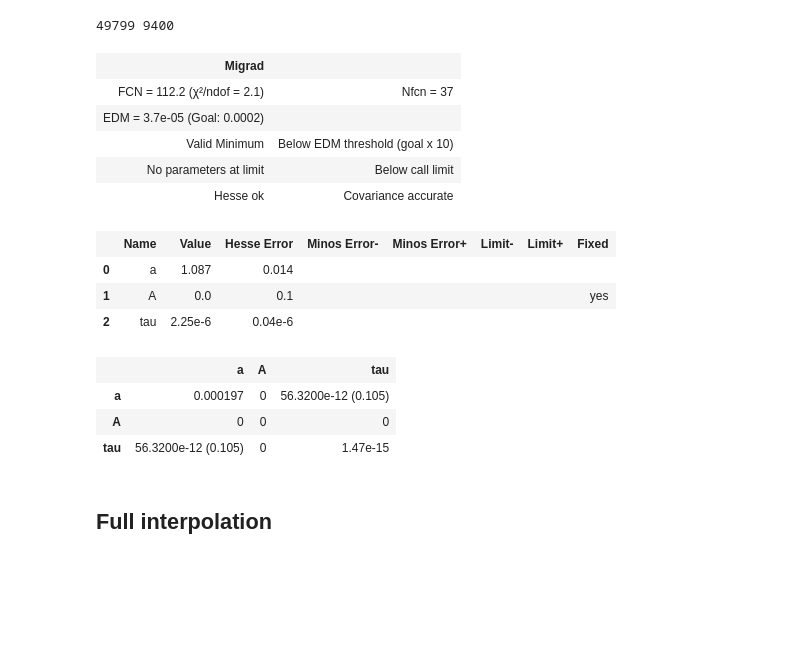
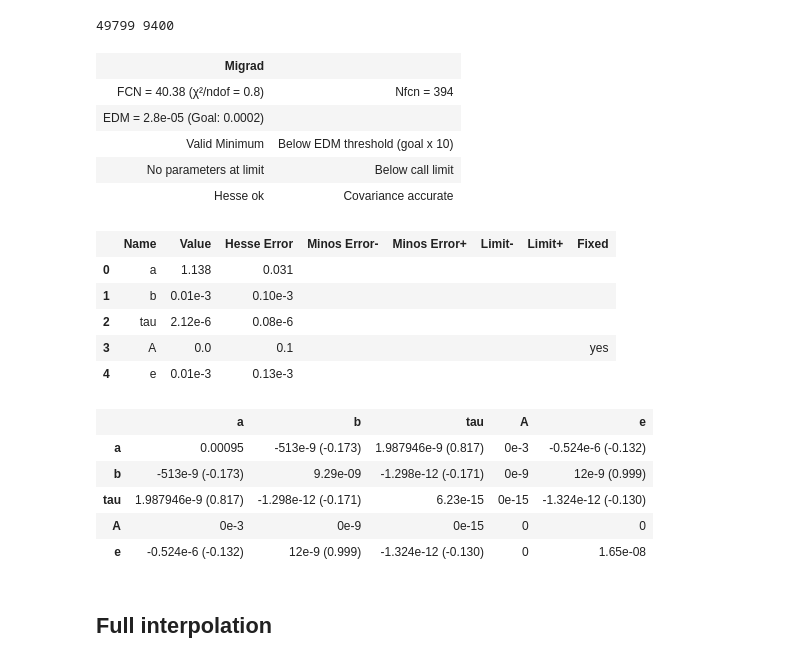
Before and after one commit to Matti-z/Lab-muons, a Jupyter notebook: hist_definitivo.ipynb, the cells around one changed output. Saved outputs shown, nothing was run; the diff lists cells and outputs as text; code cells hidden in the pictures; blank space fills up the shorter version.

```diff
--- a/hist_definitivo.ipynb
+++ b/hist_definitivo.ipynb
@@ -3,15 +3,15 @@
 # %%
 import numpy as np
 from iminuit import Minuit
-from iminuit.cost import ExtendedBinnedNLL, ExtendedUnbinnedNLL
+from iminuit.cost import ExtendedBinnedNLL, ExtendedUnbinnedNLL, LeastSquares
 from scipy.stats import expon, norm, uniform, chi2
 from collections.abc import Callable
 import plotly.graph_objects as go
 import inspect
 
-n_bins = 200
-n_bins = 200
-N = 31851
+n_bins = 57
+
+N = 9874
 TAU_MU = 2.1969811e-6
 exp_args = {"a": 1, "A": 0, "tau": TAU_MU}
 # %% [markdown]
@@ -24,9 +24,11 @@ def exp( x , N ,a, A, tau):
 def sturges( N: int):
     return int(np.round( 1 + np.log2(N)))
 
-def exp_unif(x, N , a, b, tau, A):
-    return a * N * (expon.cdf(x, A, tau) + b * N * uniform.cdf(x, 0, 8e-6))
+def exp_unif(x, N , a, b, tau, A , e):
+    return a * N * (expon.cdf(x, A, tau) + b * N * uniform.cdf(x, 0, e))
 
+def exp_unif_pdf( x , a , b , tau , A , e):
+    return a * N * (expon.pdf(x, A, tau) + b * N * uniform.pdf(x, 0, e))
 
 def exp_fit(cdf, a, A, tau, count , edges):
 
@@ -94,7 +96,7 @@ def dataset_analysis(dataset: np.ndarray , creator: Callable, bins: int , args:
 
     minuit_element =  Minuit(cost, *sorted_args.values())
 
-    if "A" in args.keys():
+    if "A" in sorted_args.keys():
         minuit_element.fixed["A"] = True
 
     return minuit_element
@@ -120,7 +122,7 @@ def unbinned_data_analysis(dataset: np.ndarray , creator: Callable, args: dict)
 
     minuit_element =  Minuit(cost, *sorted_args.values())
 
-    if "A" in args.keys():
+    if "A" in sorted_args.keys():
         minuit_element.fixed["A"] = True
 
     return minuit_element
@@ -155,7 +157,9 @@ data_4 = np.genfromtxt("Data/timestamp/05_02_2026_18_17.csv", delimiter=',')
 data_5 = np.genfromtxt("Data/timestamp/11_02_2026_17_52.csv", delimiter=',')
 data_6 = np.genfromtxt("Data/timestamp/16_02_2026_12_25.csv", delimiter=',')
 data_7 = np.genfromtxt("Data/timestamp/20_02_2026_15_57.csv", delimiter=',')
+data_8 = np.genfromtxt("Data/timestamp/inverted_26_02_2026_16_57.csv" , delimiter=',')
+
 data = np.concatenate((data_0, data_1, data_2, data_3, data_4, data_5, data_6, data_7))
 
-print(len(data),len(data_0), len(data_1), len(data_2), len(data_3), len(data_4), len(data_5), len(data_6), len(data_7))
+print(len(data),len(data_0), len(data_1), len(data_2), len(data_3), len(data_4), len(data_5), len(data_6), len(data_7) , len(data_8))
 # %% [output]
@@ -196,24 +203,30 @@ fig.show()
 # %% [output]
 49799 9400
 # %%
-data_refact = data_6[(data_6 > 1e-7)&(data_6 < 7.6e-6)]
-k = dataset_analysis( data_refact , exp , 56 , exp_args)
-end(k)
+data_refact = data_8[(data_8 > 3e-7)&(data_8 < 7.6e-6)]
+
+exp_unif_args = {"a": 0.9, "b": 0, "tau": TAU_MU , "A":0 , "e": max(data_refact)}
+m = dataset_analysis( data_refact , exp_unif , bins = n_bins , args=exp_unif_args)
+end(m)
 # %% [output]
 | Migrad |  |
-| FCN = 112.2 (χ²/ndof = 2.1) | Nfcn = 37 |
-| EDM = 3.7e-05 (Goal: 0.0002) |  |
+| FCN = 40.38 (χ²/ndof = 0.8) | Nfcn = 394 |
+| EDM = 2.8e-05 (Goal: 0.0002) |  |
 | Valid Minimum | Below EDM threshold (goal x 10) |
 | No parameters at limit | Below call limit |
 | Hesse ok | Covariance accurate |
 |  | Name | Value | Hesse Error | Minos Error- | Minos Error+ | Limit- | Limit+ | Fixed |
-| 0 | a | 1.087 | 0.014 |  |  |  |  |  |
-| 1 | A | 0.0 | 0.1 |  |  |  |  | yes |
-| 2 | tau | 2.25e-6 | 0.04e-6 |  |  |  |  |  |
+| 0 | a | 1.138 | 0.031 |  |  |  |  |  |
+| 1 | b | 0.01e-3 | 0.10e-3 |  |  |  |  |  |
+| 2 | tau | 2.12e-6 | 0.08e-6 |  |  |  |  |  |
+| 3 | A | 0.0 | 0.1 |  |  |  |  | yes |
+| 4 | e | 0.01e-3 | 0.13e-3 |  |  |  |  |  |
-|  | a | A | tau |
-| a | 0.000197 | 0 | 56.3200e-12 (0.105) |
-| A | 0 | 0 | 0 |
-| tau | 56.3200e-12 (0.105) | 0 | 1.47e-15 |
+|  | a | b | tau | A | e |
+| a | 0.00095 | -513e-9 (-0.173) | 1.987946e-9 (0.817) | 0e-3 | -0.524e-6 (-0.132) |
+| b | -513e-9 (-0.173) | 9.29e-09 | -1.298e-12 (-0.171) | 0e-9 | 12e-9 (0.999) |
+| tau | 1.987946e-9 (0.817) | -1.298e-12 (-0.171) | 6.23e-15 | 0e-15 | -1.324e-12 (-0.130) |
+| A | 0e-3 | 0e-9 | 0e-15 | 0 | 0 |
+| e | -0.524e-6 (-0.132) | 12e-9 (0.999) | -1.324e-12 (-0.130) | 0 | 1.65e-08 |
 # %% [markdown]
 ## Full interpolation
 # %%
```
Also changed, not shown: parts of 6 cells of this notebook.
